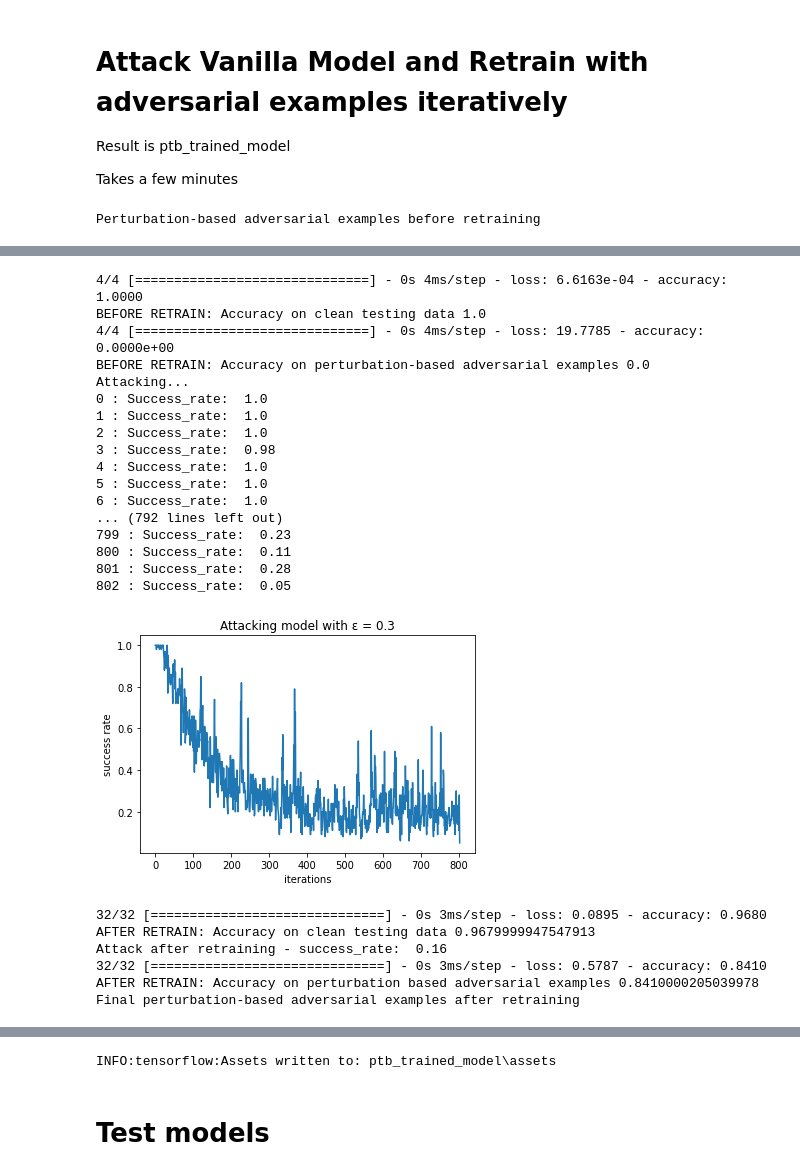
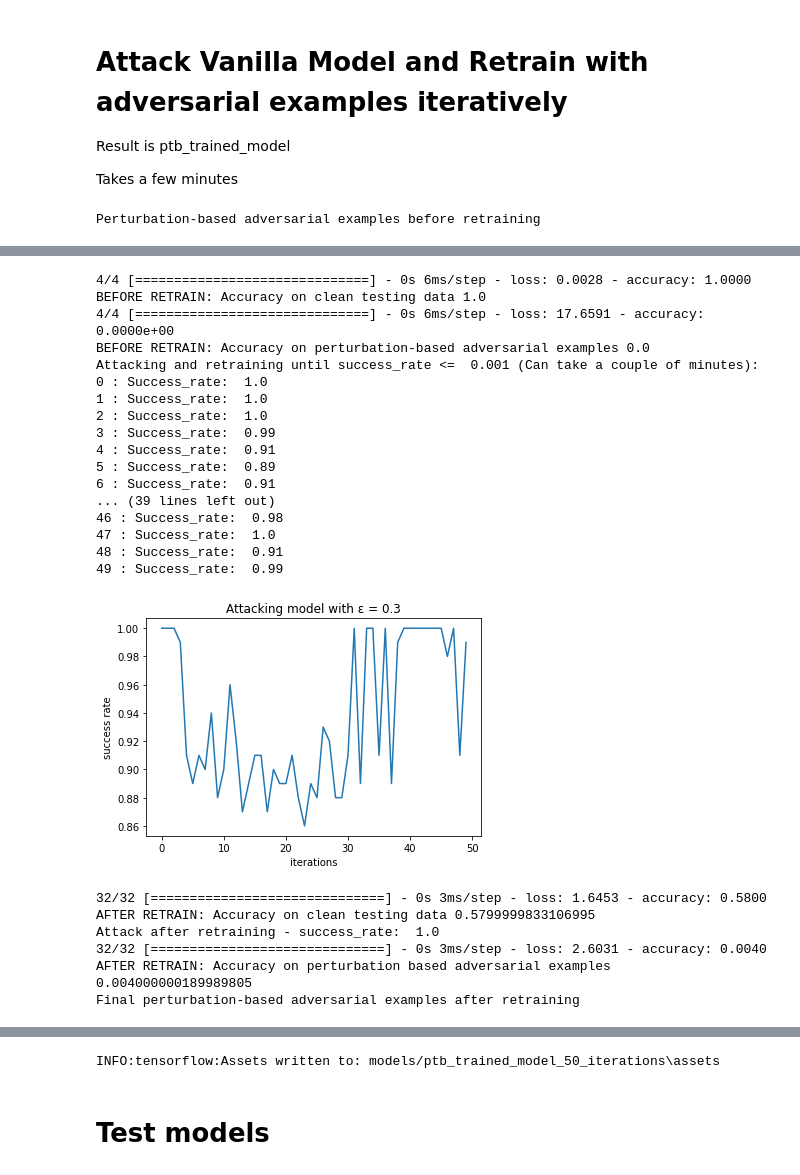
Before and after one commit to rolandr97/bachelorthesis, a Jupyter notebook: Test.ipynb, the cells around one changed output, grey strips where cells are left out. Drawn from its saved outputs; the diff is of its cells as text; code cells hidden in the pictures.

```diff
--- a/Test.ipynb
+++ b/Test.ipynb
@@ -36,0 +31,9 @@ kernel_size=5
+# %%
+epsilon=0.3
+batch_size=1024
+epochs=10
+
+print("Tensorflow version: ", tf.__version__)
+print("Numpy version: ", np.__version__)
+print("Foolbox version: ", fb.__version__)
+tf.config.list_physical_devices('GPU')
@@ -115,13 +125,12 @@ Result is ptb_trained_model
 
 Takes a few minutes
 # %%
-
 #threshold for success_rate on attacks
-threshold=0.05
+threshold=0.001
 
 
 #get Model
-model=load_model("vanilla_model")
+model=load_model("models/vanilla_model")
 
 
 
@@ -144,13 +153,13 @@ x_attack_to_test=x_attack_to_test[:,:,:,np.newaxis]
 y_attack_to_test=tf.convert_to_tensor(y_test, dtype=tf.int32)
 
 
-
-#get perturbated images for showing purposes
-print("Perturbation-based adversarial examples before retraining")
+# first attack to evaluate accuracy against it
 fmodel=fb.models.tensorflow.TensorFlowModel(model, bounds=(0,1))
 attack = fb.attacks.projected_gradient_descent.LinfProjectedGradientDescentAttack(abs_stepsize=0.01)
 _,advs_to_test, success=attack(fmodel, x_attack_to_test[0:100], y_attack_to_test[0:100], epsilons=epsilon)
 advs_to_test=tf.keras.backend.get_value(advs_to_test)
+
+print("Perturbation-based adversarial examples before retraining")
 _, ax = plt.subplots(10, 10, figsize=(10, 10))
 for i in range(100):
     temp = np.ones((32, 32, 3), dtype=np.float32)
@@ -180,18 +189,20 @@ success_arr=[]
 x_axis=[]
 success_rate=1
 k=0
-attack = fb.attacks.projected_gradient_descent.LinfProjectedGradientDescentAttack()
+attack = fb.attacks.projected_gradient_descent.LinfProjectedGradientDescentAttack(abs_stepsize=0.01)
 print("Attacking and retraining until success_rate <= ",threshold,"(Can take a couple of minutes):")
 
-# while success_rate>=threshold:
-while success_rate>threshold:
 
+# while success_rate>threshold:
+for i in range(50):
     #generate random indexes. Otherwise, model won't be robust
     start=random.randint(0,59900)
+    # start=0
 
     #attack model
     fmodel=fb.models.tensorflow.TensorFlowModel(model, bounds=(0,1))
     _,advs, success=attack(fmodel, x_attack_to_train[start:start+100], y_attack_to_train[start:start+100], epsilons=epsilon)
+
 
     #get success rate of attack
     success_rate=tf.keras.backend.get_value(success).mean(axis=-1).round(2)
@@ -201,11 +212,14 @@ while success_rate>threshold:
     #Retrain model with generated perturbation-based adversarial examples
     x=tf.keras.backend.get_value(advs)
     x = x[:, :, :, :, 0]
+
+
     model.fit(x,to_categorical(y_train[start:start+100]),
         batch_size=batch_size,
         epochs=epochs,
         verbose=0
         )
+
 
     x_axis.append(k)
     k+=1
@@ -234,7 +248,7 @@ _,advs_to_test, success=attack(fmodel, x_attack_to_test[0:1000], y_attack_to_tes
 success_rate=tf.keras.backend.get_value(success).mean(axis=-1).round(2)
 print("Attack after retraining - success_rate: ",success_rate)
 
-np.save("data/ptb_test_linfPGD",advs_to_test)
+
 
 x=tf.keras.backend.get_value(advs_to_test)
 test=x[:, :, :, 0]
@@ -246,6 +260,7 @@ print('AFTER RETRAIN: Accuracy on perturbation based adversarial examples', acc[
 
 
 #show final perturbation-based adversarial examples
+
 print("Final perturbation-based adversarial examples after retraining")
 _, ax = plt.subplots(10, 10, figsize=(10, 10))
 imgs = x[:, :, :, 0]
@@ -257,8 +272,6 @@ for i in range(100):
     ax[i//10, i%10].imshow(temp)
     ax[i//10, i%10].axis('off')
 plt.show()
-
-
-model.save("ptb_trained_model")
+model.save("models/ptb_trained_model_{}_iterations".format(k))
 # %% [output]
 Perturbation-based adversarial examples before retraining
@@ -266,24 +279,24 @@ Perturbation-based adversarial examples before retraining
-4/4 [==============================] - 0s 4ms/step - loss: 6.6163e-04 - accuracy: 1.0000
+4/4 [==============================] - 0s 6ms/step - loss: 0.0028 - accuracy: 1.0000
 BEFORE RETRAIN: Accuracy on clean testing data 1.0
-4/4 [==============================] - 0s 4ms/step - loss: 19.7785 - accuracy: 0.0000e+00
+4/4 [==============================] - 0s 6ms/step - loss: 17.6591 - accuracy: 0.0000e+00
 BEFORE RETRAIN: Accuracy on perturbation-based adversarial examples 0.0
-Attacking...
+Attacking and retraining until success_rate <=  0.001 (Can take a couple of minutes):
 0 : Success_rate:  1.0
 1 : Success_rate:  1.0
 2 : Success_rate:  1.0
-3 : Success_rate:  0.98
-4 : Success_rate:  1.0
-5 : Success_rate:  1.0
-6 : Success_rate:  1.0
-... (792 lines left out)
-799 : Success_rate:  0.23
-800 : Success_rate:  0.11
-801 : Success_rate:  0.28
-802 : Success_rate:  0.05
+3 : Success_rate:  0.99
+4 : Success_rate:  0.91
+5 : Success_rate:  0.89
+6 : Success_rate:  0.91
+... (39 lines left out)
+46 : Success_rate:  0.98
+47 : Success_rate:  1.0
+48 : Success_rate:  0.91
+49 : Success_rate:  0.99
-[figure, old version]
+[figure, new version]
-32/32 [==============================] - 0s 3ms/step - loss: 0.0895 - accuracy: 0.9680
-AFTER RETRAIN: Accuracy on clean testing data 0.9679999947547913
-Attack after retraining - success_rate:  0.16
-32/32 [==============================] - 0s 3ms/step - loss: 0.5787 - accuracy: 0.8410
-AFTER RETRAIN: Accuracy on perturbation based adversarial examples 0.8410000205039978
+32/32 [==============================] - 0s 3ms/step - loss: 1.6453 - accuracy: 0.5800
+AFTER RETRAIN: Accuracy on clean testing data 0.5799999833106995
+Attack after retraining - success_rate:  1.0
+32/32 [==============================] - 0s 3ms/step - loss: 2.6031 - accuracy: 0.0040
+AFTER RETRAIN: Accuracy on perturbation based adversarial examples 0.004000000189989805
 Final perturbation-based adversarial examples after retraining
@@ -291,4 +304,4 @@ Final perturbation-based adversarial examples after retraining
-INFO:tensorflow:Assets written to: ptb_trained_model\assets
+INFO:tensorflow:Assets written to: models/ptb_trained_model_50_iterations\assets
 # %% [markdown]
 # Test models
 # %%
```
Also changed, not shown: parts of 5 cells of this notebook, 2 other files.
